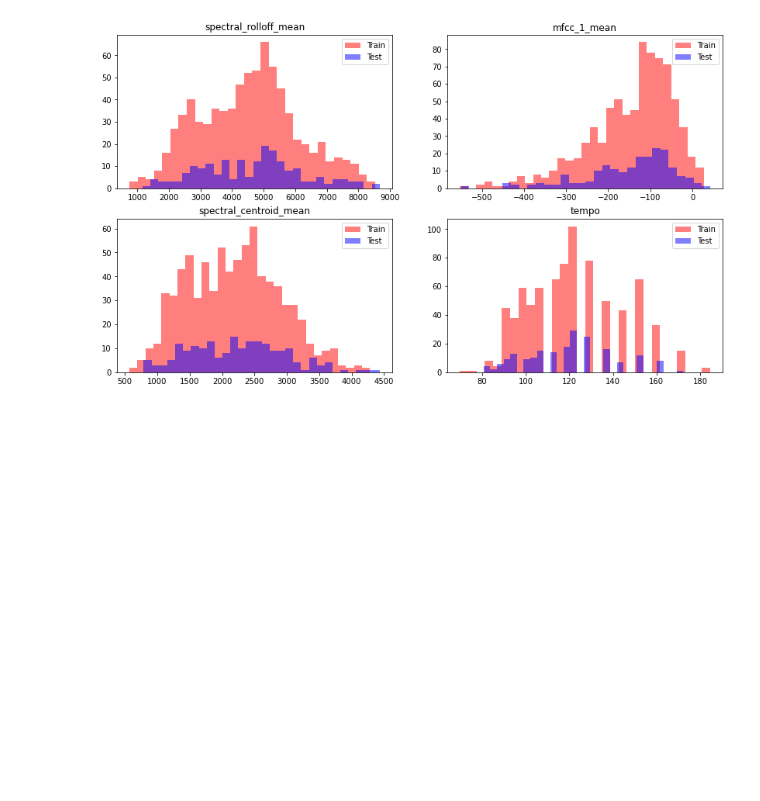
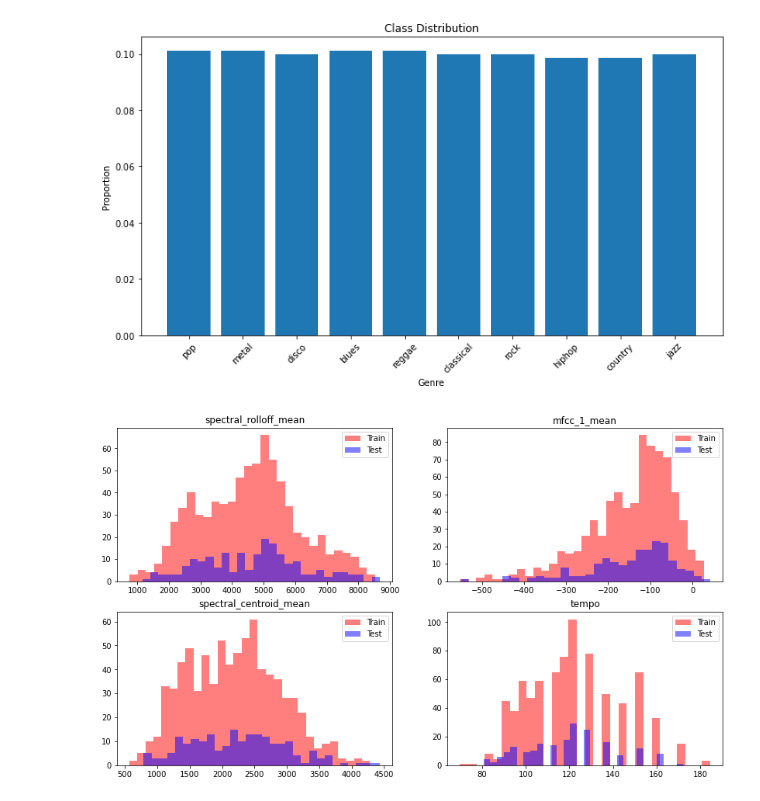
Before and after one commit to atlesund32/TTT4275, a Jupyter notebook: explore_features.ipynb, the cells around one changed output. Saved outputs shown, nothing was run; the diff lists cells and outputs as text; code cells hidden in the pictures; blank space fills up the shorter version.

```diff
--- a/explore_features.ipynb
+++ b/explore_features.ipynb
@@ -1,6 +1,7 @@
 # %%
 import pandas as pd
 import matplotlib.pyplot as plt
+from collections import Counter
 
 data = pd.read_csv('data/GenreClassData_30s.txt', sep='\t')
 
@@ -11,4 +12,35 @@ test = data[data['Type'] == 'Test']
 # Define the features and targets
 features = ['spectral_rolloff_mean', 'mfcc_1_mean', 'spectral_centroid_mean', 'tempo']
 targets = ['Genre']
+
+
+# feature data
+X_train = train[features]
+# genre data
+y_train = train[targets]
+
+X_test, y_test = test[features], test[targets]
+# %%
+
+classes = y_train['Genre'].unique()
+#print(f"Classes: {classes}")
+# Count the number of samples in each class
+class_counts = Counter(y_train['Genre'])
+#print(f"Class counts: {class_counts}")
+# Calculate the total number of samples
+total_samples = len(y_train)
+# Calculate the class distribution
+class_distribution = {genre: count / total_samples for genre, count in class_counts.items()}
+#print(f"Class distribution: {class_distribution}")
+# Plot the class distribution
+plt.figure(figsize=(10, 6))
+plt.bar(class_distribution.keys(), class_distribution.values())
+plt.xlabel('Genre')
+plt.ylabel('Proportion')
+plt.title('Class Distribution')
+plt.xticks(rotation=45)
+plt.tight_layout()
+plt.show()
+# %% [output]
+[figure, added]
 # %%
```
Also changed, not shown: parts of 3 cells of this notebook, 3 other files.
